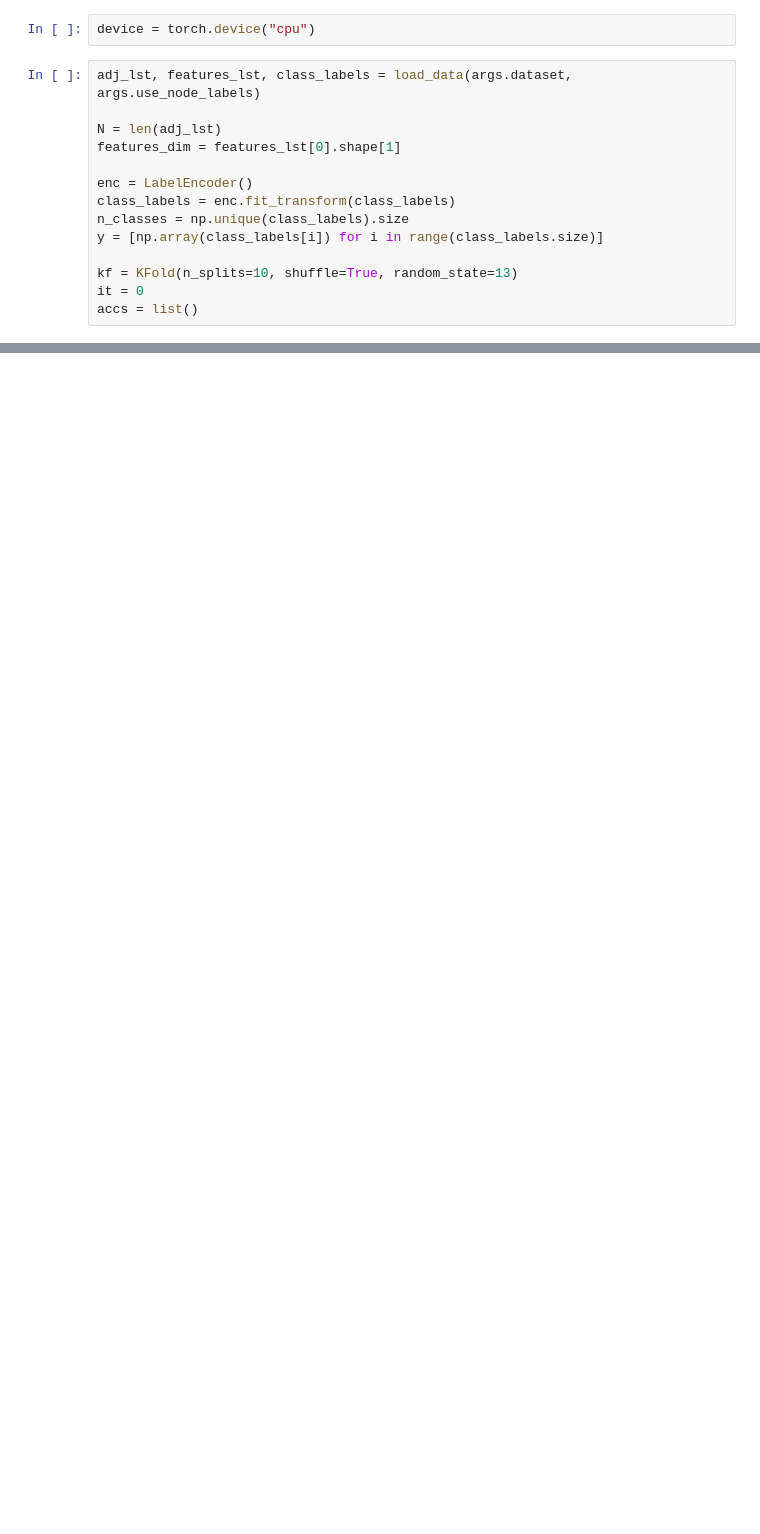
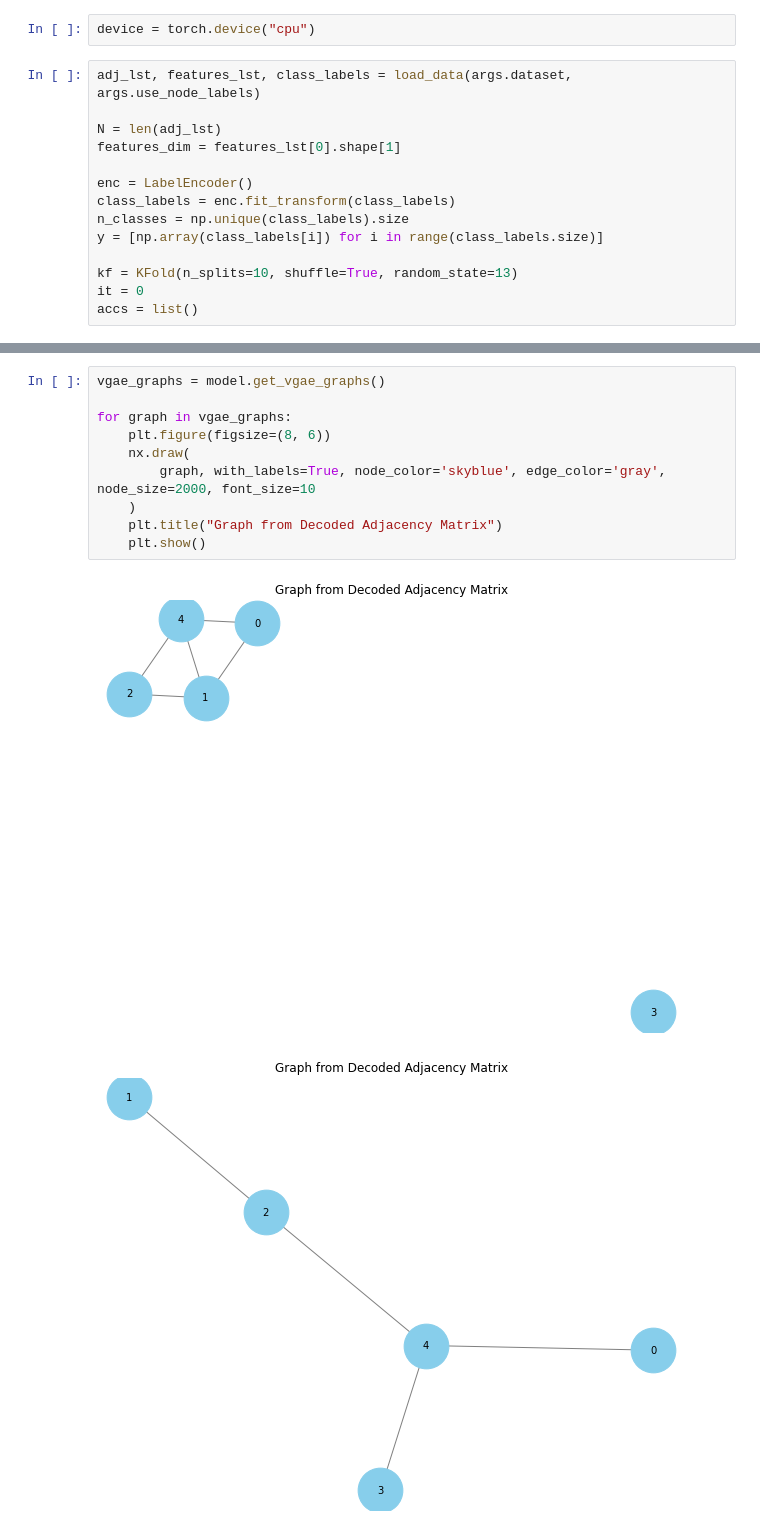
Before and after one commit to huangderful/hrwgnn, a Jupyter notebook: main.ipynb, the cells around one changed output, grey strips where cells are left out. Saved outputs shown, nothing was run; the diff lists cells and outputs as text; blank space fills up the shorter version.

Commit message:
vgae edit dist

```diff
--- a/main.ipynb
+++ b/main.ipynb
@@ -673,0 +772,13 @@ Hidden Graph 1:
+# %%
+vgae_graphs = model.get_vgae_graphs()
+
+for graph in vgae_graphs:
+    plt.figure(figsize=(8, 6))
+    nx.draw(
+        graph, with_labels=True, node_color='skyblue', edge_color='gray', node_size=2000, font_size=10
+    )
+    plt.title("Graph from Decoded Adjacency Matrix")
+    plt.show()
+# %% [output]
+[figure, added]
+[figure, added]
```
Also changed, not shown: parts of 7 cells of this notebook, 13 other files.
